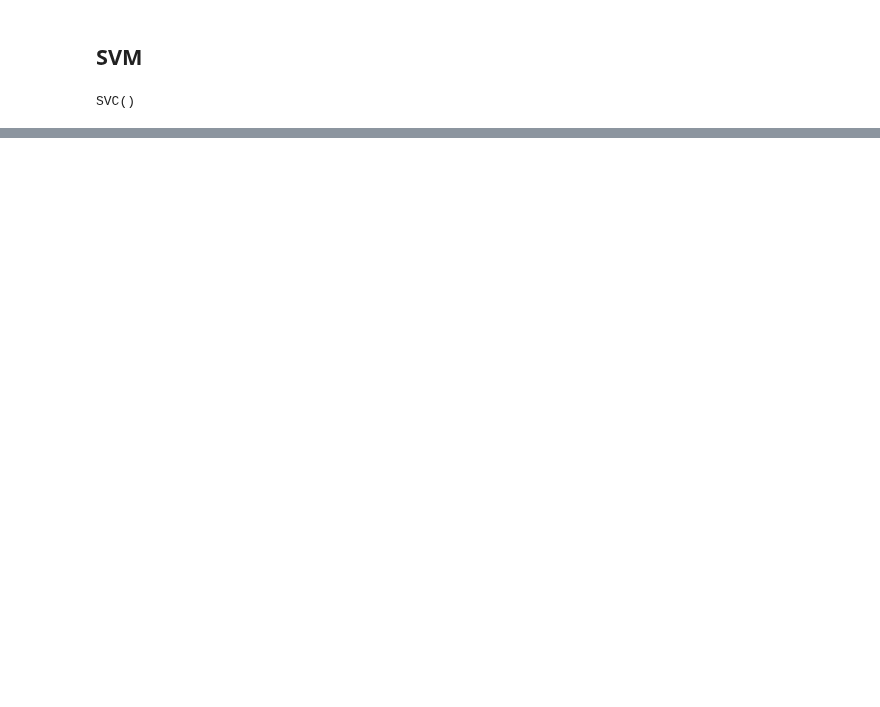
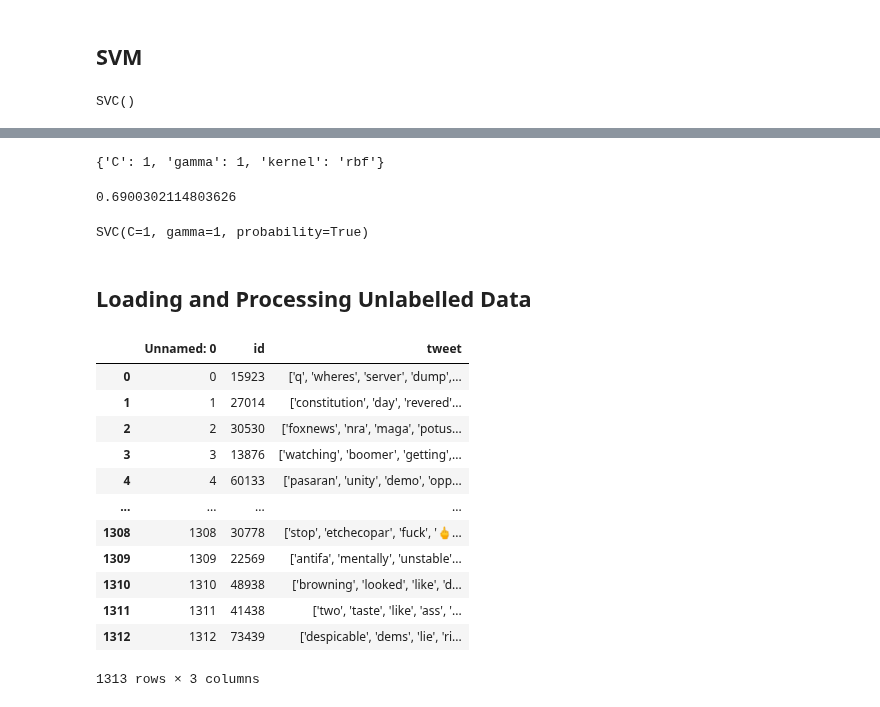
Before and after one commit to divyas39/SSL-Offensive-Lang-Detection-Social-Media, a Jupyter notebook: word2vec.ipynb, the cells around one changed output, grey strips where cells are left out. Drawn from its saved outputs; the diff is of its cells as text; code cells hidden in the pictures; blank space fills up the shorter version.

```diff
--- a/word2vec.ipynb
+++ b/word2vec.ipynb
@@ -284,0 +292,34 @@ model1.save("doc2vec.model")
+# %%
+best_params = grid_result.best_params_
+best_params
+# %% [output]
+{'C': 1, 'gamma': 1, 'kernel': 'rbf'}
+# %%
+grid_result.best_score_
+# %% [output]
+0.6900302114803626
+# %%
+clf = SVC(C=best_params['C'], gamma=best_params['gamma'], kernel=best_params['kernel'], probability = True)
+clf
+# %% [output]
+SVC(C=1, gamma=1, probability=True)
+# %% [markdown]
+## Loading and Processing Unlabelled Data
+# %%
+df_unlab = pd.read_csv(r'C:\Users\suhas\Documents\College Projects\SSL-Offensive-Lang-Detection-Social-Media\processed_unlab.csv')
+# %%
+df_unlab
+# %% [output]
+|  | Unnamed: 0 | id | tweet |
+| 0 | 0 | 15923 | ['q', 'wheres', 'server', 'dump',... |
+| 1 | 1 | 27014 | ['constitution', 'day', 'revered'... |
+| 2 | 2 | 30530 | ['foxnews', 'nra', 'maga', 'potus... |
+| 3 | 3 | 13876 | ['watching', 'boomer', 'getting',... |
+| 4 | 4 | 60133 | ['pasaran', 'unity', 'demo', 'opp... |
+| ... | ... | ... | ... |
+| 1308 | 1308 | 30778 | ['stop', 'etchecopar', 'fuck', '🖕... |
+| 1309 | 1309 | 22569 | ['antifa', 'mentally', 'unstable'... |
+| 1310 | 1310 | 48938 | ['browning', 'looked', 'like', 'd... |
+| 1311 | 1311 | 41438 | ['two', 'taste', 'like', 'ass', '... |
+| 1312 | 1312 | 73439 | ['despicable', 'dems', 'lie', 'ri... |
+1313 rows × 3 columns
```
Also changed, not shown: parts of 34 cells of this notebook.
